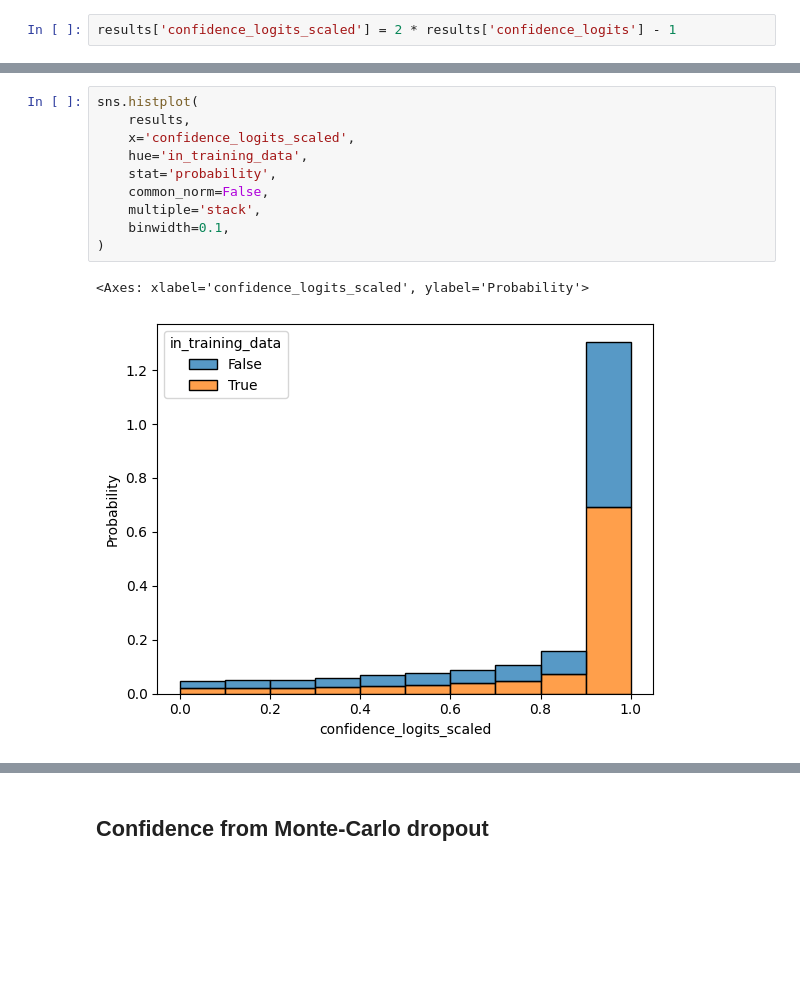
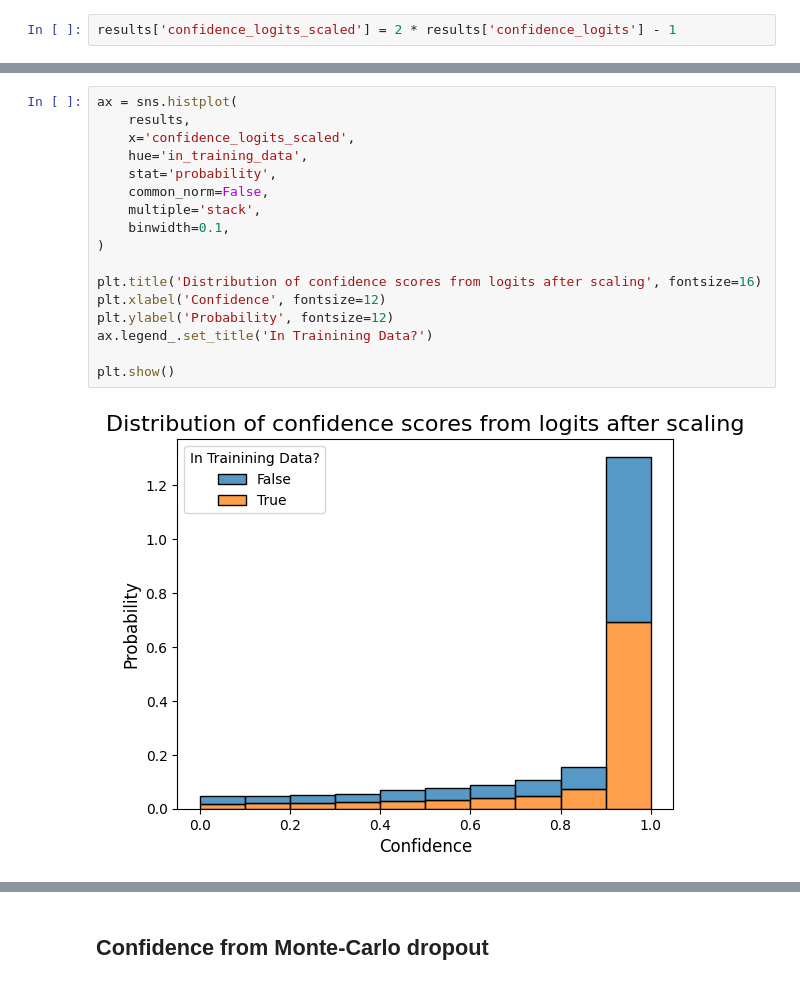
Before and after one commit to benjiemc/tcr-antigen-prediction, a Jupyter notebook: notebooks/evaluate_confidence_predictions.ipynb, the cells around one changed output, grey strips where cells are left out. Saved outputs shown, nothing was run; the diff lists cells and outputs as text; blank space fills up the shorter version.

Commit message:
Tidy notebook plots

```diff
--- a/notebooks/evaluate_confidence_predictions.ipynb
+++ b/notebooks/evaluate_confidence_predictions.ipynb
@@ -239,13 +264,19 @@ results['confidence_logits_scaled'].plot.hist()
 # %%
-sns.histplot(
+ax = sns.histplot(
     results,
     x='confidence_logits_scaled',
     hue='in_training_data',
     stat='probability',
     common_norm=False,
     multiple='stack',
     binwidth=0.1,
 )
+
+plt.title('Distribution of confidence scores from logits after scaling', fontsize=16)
+plt.xlabel('Confidence', fontsize=12)
+plt.ylabel('Probability', fontsize=12)
+ax.legend_.set_title('In Trainining Data?')
+
+plt.show()
 # %% [output]
-<Axes: xlabel='confidence_logits_scaled', ylabel='Probability'>
-[figure, old version]
+[figure, new version]
```
Also changed, not shown: parts of 50 cells of this notebook.
